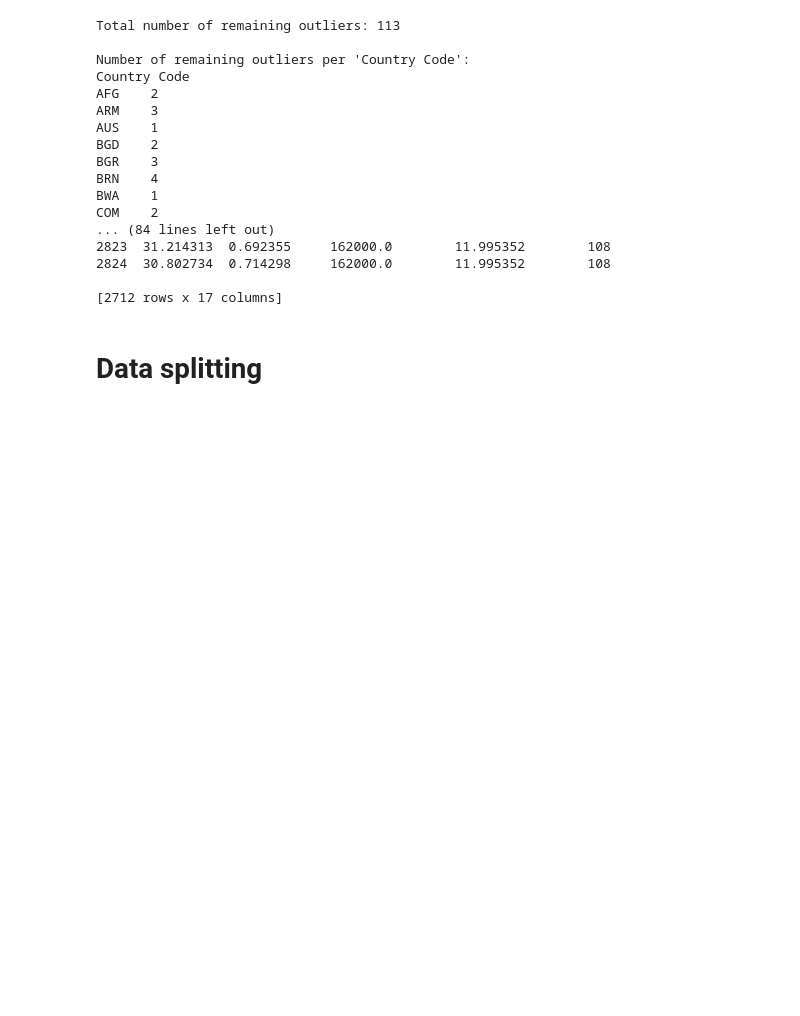
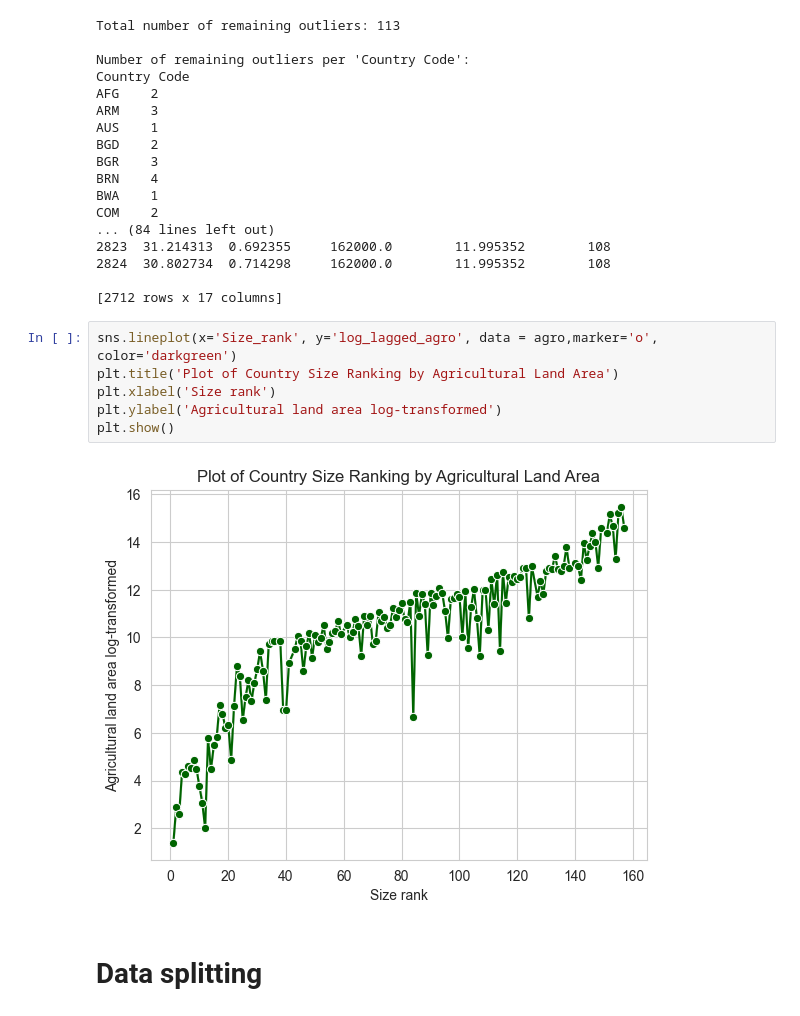
Before and after one commit to marcbarc19/DataScienceExam, a Jupyter notebook: agricultural_land-modelling.ipynb, the cells around one changed output. Saved outputs shown, nothing was run; the diff lists cells and outputs as text; blank space fills up the shorter version.

```diff
--- a/agricultural_land-modelling.ipynb
+++ b/agricultural_land-modelling.ipynb
@@ -755,6 +755,14 @@ COM    2
 2824  30.802734  0.714298     162000.0        11.995352        108
 
 [2712 rows x 17 columns]
+# %%
+sns.lineplot(x='Size_rank', y='log_lagged_agro', data = agro,marker='o', color='darkgreen')
+plt.title('Plot of Country Size Ranking by Agricultural Land Area')
+plt.xlabel('Size rank')
+plt.ylabel('Agricultural land area log-transformed')
+plt.show()
+# %% [output]
+[figure, added]
 # %% [markdown]
 # Data splitting
 # %%
```
Also changed, not shown: parts of 3 cells of this notebook, 1 other file.
